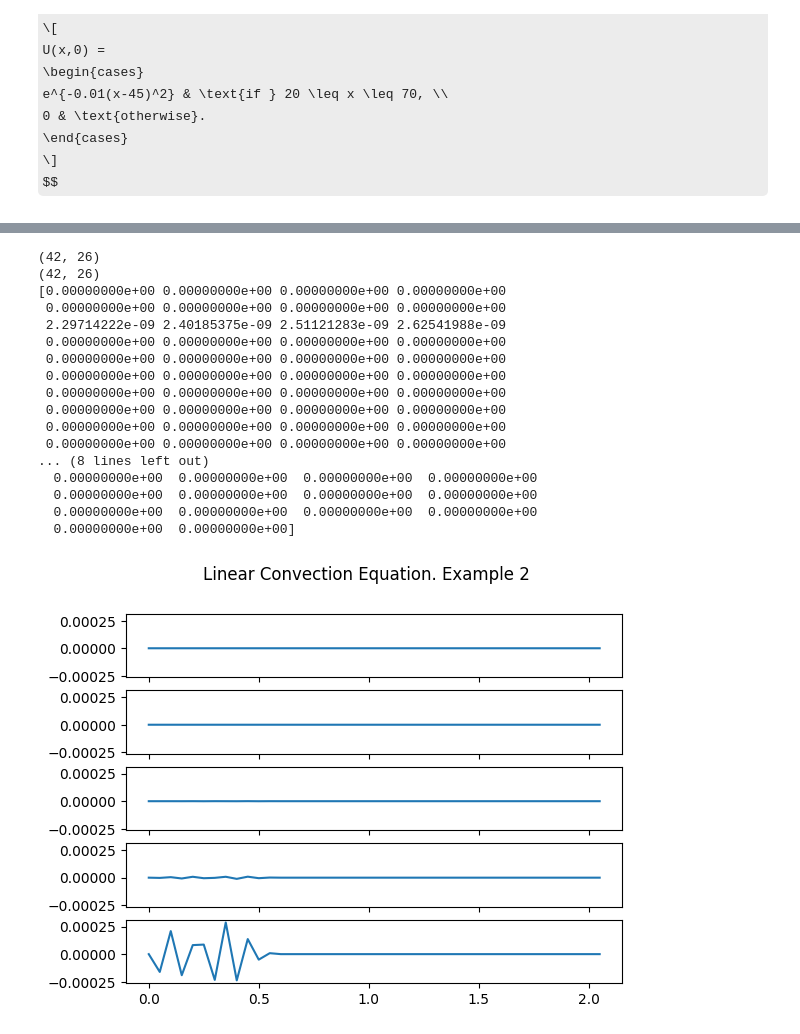
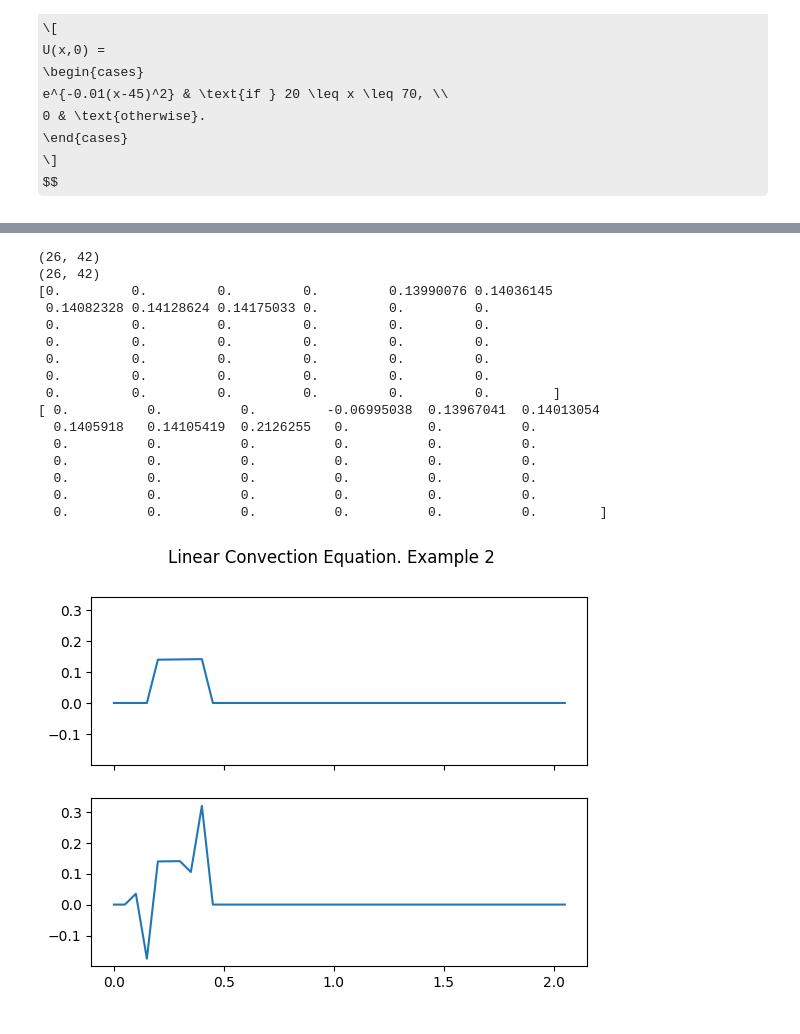
Before and after one commit to omar11205/computationalFluidDynamics, a Jupyter notebook: 1DLinearConvectionEquation.ipynb, the cells around one changed output, grey strips where cells are left out. Drawn from its saved outputs; the diff is of its cells as text; code cells hidden in the pictures; some formulas as TeX source.

```diff
--- a/1DLinearConvectionEquation.ipynb
+++ b/1DLinearConvectionEquation.ipynb
@@ -183,17 +183,24 @@ The $u^n$ solution will be stored in a new temporary array that will be used for
 un = np.ones(number_grid_points_x) #temporary arrays of ones
 
 # defining a results matrix
-rows = number_grid_points_x
-columns = number_of_timesteps
-matrix = np.empty((rows, columns+1))
+rows = number_of_timesteps
+columns = number_grid_points_x
+matrix = np.empty((rows+1, columns))
+print(u)
+print(f'shape of matrix: {matrix.shape}')
+inic = u.copy()
 
 # storing the initial conditions np.array as time 0 solution
-matrix[:,0] = u
+matrix[0,:] = inic
 
 for n in range(number_of_timesteps): # run from 0 to number_of_timesteps times
     un = u.copy() #copy the existing values of u into un
     for i in range(1, number_grid_points_x): # with backward difference we must start with i = 1
-        u[i] = un[i] - c*dt/dx*(un[i] - un[i-1])
-    matrix[:,n+1] = u
+        u[i] = un[i] - c*(dt/dx)*(un[i] - un[i-1])
+    matrix[n+1,:] = u
+
+u = inic
+print(f'original: {u}')
 print(matrix.shape)
+print(matrix[0])
 # %% [output]
@@ -203,5 +217,5 @@ fig, axs = plt.subplots(5, sharex=True, sharey=True)
 fig.suptitle('Linear Convection Equation')
 
 for i in range(0,5):
-    axs[i].plot(np.linspace(0, total_x_lenght, number_grid_points_x), matrix[:,i*5])
+    axs[i].plot(np.linspace(0, total_x_lenght, number_grid_points_x), matrix[i*5,:])
 # %% [output]
@@ -249,13 +265,13 @@ x_0 = np.linspace(0, total_x_lenght, number_grid_points_x)
 
 
 # percentage of the data for initial wave location
-low = 20
+low = 10
 # percentage of the data for final wave location
 up = 20
 
 #append an extra x = 0 to x_0 for the forward in space
 x_0 = np.append(x_0, x_0[-1] + dx)
-u_0 = np.where((x_0 >= total_x_lenght*low/100) & (x_0 <= total_x_lenght*up/70), np.exp(-0.005*(x_0-45)**2),0)
+u_0 = np.where((x_0 >= total_x_lenght*low/100) & (x_0 <= total_x_lenght*up/100), np.exp(-0.00055*(x_0-60)**2),0)
 
 print(x_0)
 print(u_0)
@@ -278,46 +290,44 @@ print(u_0)
 un = np.zeros(number_grid_points_x+1) #temporary arrays of zeros
 
 # defining a results matrix
-rows = number_grid_points_x
-columns = number_of_timesteps
+rows = number_of_timesteps
+columns = number_grid_points_x
 matrix = np.empty((rows+1, columns+1))
 print(matrix.shape)
 
 # storing the initial conditions np.array as time 0 solution
-matrix[:,0] = u_0
+matrix[0,:] = u_0
 
 for n in range(number_of_timesteps): # run from 0 to number_of_timesteps times
     un = u_0.copy() #copy the existing values of u into un
     for i in range(1, number_grid_points_x): # with backward difference we must start with i = 1
         u_0[i] = un[i] - c*(dt/dx)*(un[i+1] - un[i])
-    matrix[:,n+1] = u_0
+    matrix[n+1,:] = u_0
 print(matrix.shape)
-matrix = matrix.transpose()
 print(matrix[0])
 print(matrix[1])
 # %% [output]
-(42, 26)
-(42, 26)
-[0.00000000e+00 0.00000000e+00 0.00000000e+00 0.00000000e+00
- 0.00000000e+00 0.00000000e+00 0.00000000e+00 0.00000000e+00
- 2.29714222e-09 2.40185375e-09 2.51121283e-09 2.62541988e-09
- 0.00000000e+00 0.00000000e+00 0.00000000e+00 0.00000000e+00
- 0.00000000e+00 0.00000000e+00 0.00000000e+00 0.00000000e+00
- 0.00000000e+00 0.00000000e+00 0.00000000e+00 0.00000000e+00
- 0.00000000e+00 0.00000000e+00 0.00000000e+00 0.00000000e+00
- 0.00000000e+00 0.00000000e+00 0.00000000e+00 0.00000000e+00
- 0.00000000e+00 0.00000000e+00 0.00000000e+00 0.00000000e+00
- 0.00000000e+00 0.00000000e+00 0.00000000e+00 0.00000000e+00
-... (8 lines left out)
-  0.00000000e+00  0.00000000e+00  0.00000000e+00  0.00000000e+00
-  0.00000000e+00  0.00000000e+00  0.00000000e+00  0.00000000e+00
-  0.00000000e+00  0.00000000e+00  0.00000000e+00  0.00000000e+00
-  0.00000000e+00  0.00000000e+00]
+(26, 42)
+(26, 42)
+[0.         0.         0.         0.         0.13990076 0.14036145
+ 0.14082328 0.14128624 0.14175033 0.         0.         0.
+ 0.         0.         0.         0.         0.         0.
+ 0.         0.         0.         0.         0.         0.
+ 0.         0.         0.         0.         0.         0.
+ 0.         0.         0.         0.         0.         0.
+ 0.         0.         0.         0.         0.         0.        ]
+[ 0.          0.          0.         -0.06995038  0.13967041  0.14013054
+  0.1405918   0.14105419  0.2126255   0.          0.          0.
+  0.          0.          0.          0.          0.          0.
+  0.          0.          0.          0.          0.          0.
+  0.          0.          0.          0.          0.          0.
+  0.          0.          0.          0.          0.          0.
+  0.          0.          0.          0.          0.          0.        ]
 # %%
-fig, axs = plt.subplots(5, sharex=True, sharey=True)
+fig, axs = plt.subplots(2, sharex=True, sharey=True)
 fig.suptitle('Linear Convection Equation. Example 2')
 
-for i in range(0,5):
-    axs[i].plot(np.linspace(0, total_x_lenght+dx, number_grid_points_x+1), matrix[i*5,:])
+for i in range(0,2):
+    axs[i].plot(np.linspace(0, total_x_lenght+dx, number_grid_points_x+1), matrix[i*2,:])
 # %% [output]
-[figure, old version]
+[figure, new version]
```
Also changed, not shown: parts of 4 cells of this notebook.
